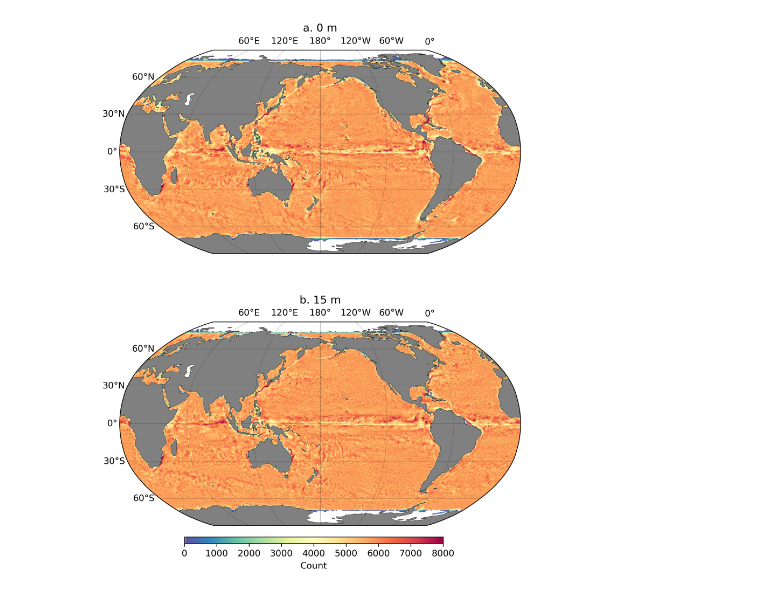
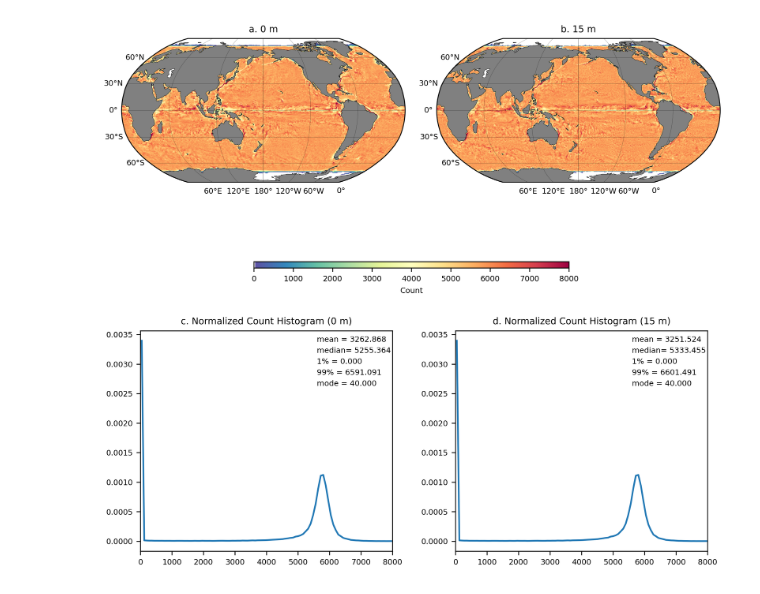
Before and after one commit to Eli8131/hycom_den_var, a Jupyter notebook: den_subplot/den_subplot.ipynb, the cells around one changed output. Drawn from its saved outputs; the diff is of its cells as text; code cells hidden in the pictures.

Commit message:
Updated density subplot

```diff
--- a/den_subplot/den_subplot.ipynb
+++ b/den_subplot/den_subplot.ipynb
@@ -45,0 +38,3 @@ cmap = colors.LinearSegmentedColormap.from_list('Custom cmap', cmaplist, cmap.N)
+# %%
+# declare indices of latitude boundaries (-70 N to 75 N)
+lat1, lat2 = 40, 329
@@ -45,0 +69,6 @@ cmap = colors.LinearSegmentedColormap.from_list('Custom cmap', cmaplist, cmap.N)
+# %%
+# create histograms to plot in subplot
+n, bins, patches = plt.hist(x = den[:,lat1:lat2].values.flatten(), bins = 100, histtype='stepfilled',
+                            align = 'mid', density = True, range = (0,8000))
+n15, bins15, patches15 = plt.hist(x = den15[:,lat1:lat2].values.flatten(), bins = 100, histtype='stepfilled',
+                            align = 'mid', density = True, range = (0,8000))
@@ -46,7 +77,15 @@ cmap = colors.LinearSegmentedColormap.from_list('Custom cmap', cmaplist, cmap.N)
 # %%
+# Create a colormap
+cmap = plt.get_cmap('Spectral_r')
+
+# Modify the colormap to set 0 to white
+cmaplist = [cmap(i) for i in range(cmap.N)]
+cmaplist[0] = (1, 1, 1, 1.0)  # Set the first color in the colormap to white
+cmap = colors.LinearSegmentedColormap.from_list('Custom cmap', cmaplist, cmap.N)
+
 # create figure and image
-fig = plt.figure(figsize = (8,10), dpi = 300)
-ax1 = fig.add_subplot(2,1,1,projection=ccrs.Robinson(central_longitude=-180))
+fig = plt.figure(figsize = (8,8), dpi = 300)
+ax1 = fig.add_subplot(2,2,1,projection=ccrs.Robinson(central_longitude=-180))
 image = plt.pcolormesh(lon, lat,
                 den.transpose(),
                 cmap=cmap,
@@ -56,35 +95,93 @@ image = plt.pcolormesh(lon, lat,
 # # gridlines and labels
 gl = ax1.gridlines(color='k', linewidth=0.1, linestyle='-',
 xlocs=np.arange(-180, 181, 60), ylocs=np.arange(-90, 91, 30),
 draw_labels=True)
-gl.bottom_labels = False
+gl.bottom_labels = True
 gl.right_labels = False
+gl.top_labels = False
 
 # add coastlines and land features
 ax1.add_feature(cfeature.LAND, facecolor='grey', zorder=1)
 ax1.add_feature(cfeature.COASTLINE, linewidth=0.25, zorder=1)
 ax1.set_title('a. 0 m')
 
-ax2 = fig.add_subplot(2,1,2,projection=ccrs.Robinson(central_longitude=-180))
+ax2 = fig.add_subplot(2,2,2,projection=ccrs.Robinson(central_longitude=-180))
 image = plt.pcolormesh(lon, lat,
                 den15.transpose(),
                 cmap=cmap,
                 transform=ccrs.PlateCarree(),
                 vmin=0, vmax=8000)
 
 # # gridlines and labels
 gl = ax2.gridlines(color='k', linewidth=0.1, linestyle='-',
 xlocs=np.arange(-180, 181, 60), ylocs=np.arange(-90, 91, 30),
 draw_labels=True)
-gl.bottom_labels = False
+gl.bottom_labels = True
 gl.right_labels = False
+gl.top_labels = False
 
 # add coastlines and land features
 ax2.add_feature(cfeature.LAND, facecolor='grey', zorder=1)
 ax2.add_feature(cfeature.COASTLINE, linewidth=0.25, zorder=1)
 ax2.set_title('b. 15 m')
 
-cbar_ax = fig.add_axes([0.25, 0.1, 0.5, 0.01]) # left, bottom, width, height
+cbar_ax = fig.add_axes([0.25, 0.6, 0.5, 0.01]) # left, bottom, width, height
 cb = fig.colorbar(image, cax=cbar_ax, orientation = "horizontal", ticks = np.linspace(0, 8000, 9), label = 'Count')
+
+
+cmap = plt.cm.viridis
+# third subplot
+ax3 = fig.add_subplot(2,2,3)
+
+# take midpoint of bin to plot as x
+bins_mean = [0.5 * (bins[i] + bins[i+1]) for i in range(len(n))]
+# plot x = midpoint of bin, y = normalized count
+plt.plot(bins_mean, n, linestyle = '-')
+
+ax3.set_title('c. Normalized Count Histogram (0 m)')
+ax3.set_xlim(0,8000)
+ax3.annotate("mean = "+str('{:04.3f}'.format((float(np.nanmean(den))))), xy=(0.7,0.95),xycoords='axes fraction',
+             fontsize=7)
+ax3.annotate("median= "+str('{:04.3f}'.format((float(np.nanmedian(den))))), xy=(0.7,0.9),xycoords='axes fraction',
+             fontsize=7)
+ax3.annotate("1% = "+str('{:04.3f}'.format((float(np.nanpercentile(den, [1]))))), xy=(0.7,0.85),xycoords='axes fraction',
+             fontsize=7)
+ax3.annotate("99% = "+str('{:04.3f}'.format((float(np.nanpercentile(den, [99]))))), xy=(0.7,0.8),xycoords='axes fraction',
+             fontsize=7)
+# mode = bin with highest count
+ax3.annotate("mode = "+str('{:04.3f}'.format((float(bins_mean[np.argmax(n)])))), xy=(0.7,0.75),xycoords='axes fraction',
+             fontsize=7)
+
+# fourth subplot
+ax4 = fig.add_subplot(2,2,3)
+
+# take midpoint of bin to plot as x
+bins_mean = [0.5 * (bins[i] + bins[i+1]) for i in range(len(n))]
+# plot x = midpoint of bin, y = normalized count
+plt.plot(bins_mean, n, linestyle = '-')
+
+ax4.set_title('d. Normalized Count Histogram (15 m)')
+ax4.set_xlim(0,8000)
+ax4.annotate("mean = "+str('{:04.3f}'.format((float(np.nanmean(den15))))), xy=(0.7,0.95),xycoords='axes fraction',
+             fontsize=7)
+ax4.annotate("median= "+str('{:04.3f}'.format((float(np.nanmedian(den15))))), xy=(0.7,0.9),xycoords='axes fraction',
+             fontsize=7)
+ax4.annotate("1% = "+str('{:04.3f}'.format((float(np.nanpercentile(den15, [1]))))), xy=(0.7,0.85),xycoords='axes fraction',
+             fontsize=7)
+ax4.annotate("99% = "+str('{:04.3f}'.format((float(np.nanpercentile(den15, [99]))))), xy=(0.7,0.8),xycoords='axes fraction',
+             fontsize=7)
+# mode = bin with highest count
+ax4.annotate("mode = "+str('{:04.3f}'.format((float(bins_mean[np.argmax(n)])))), xy=(0.7,0.75),xycoords='axes fraction',
+             fontsize=7)
+
+# set font size for lat/lon labels
+plt.rcParams.update({'font.size': 7, 'font.family': 'sans-serif'})
+
+# Set positions for each subplot
+ax1.set_position([0.04, 0.7, 0.45, 0.3])  # left, bottom, width, height
+ax2.set_position([0.54, 0.7, 0.45, 0.3])
+ax3.set_position([0.07, 0.15, 0.4, 0.35])
+ax4.set_position([0.57, 0.15, 0.4, 0.35])
+plt.savefig('/Users/elifaigle/Desktop/aws_density_sub.png', dpi = 300)
 # %% [output]
-[figure, old version]
+[figure, new version]
```
Also changed, not shown: parts of 7 cells of this notebook, 4 other files.
